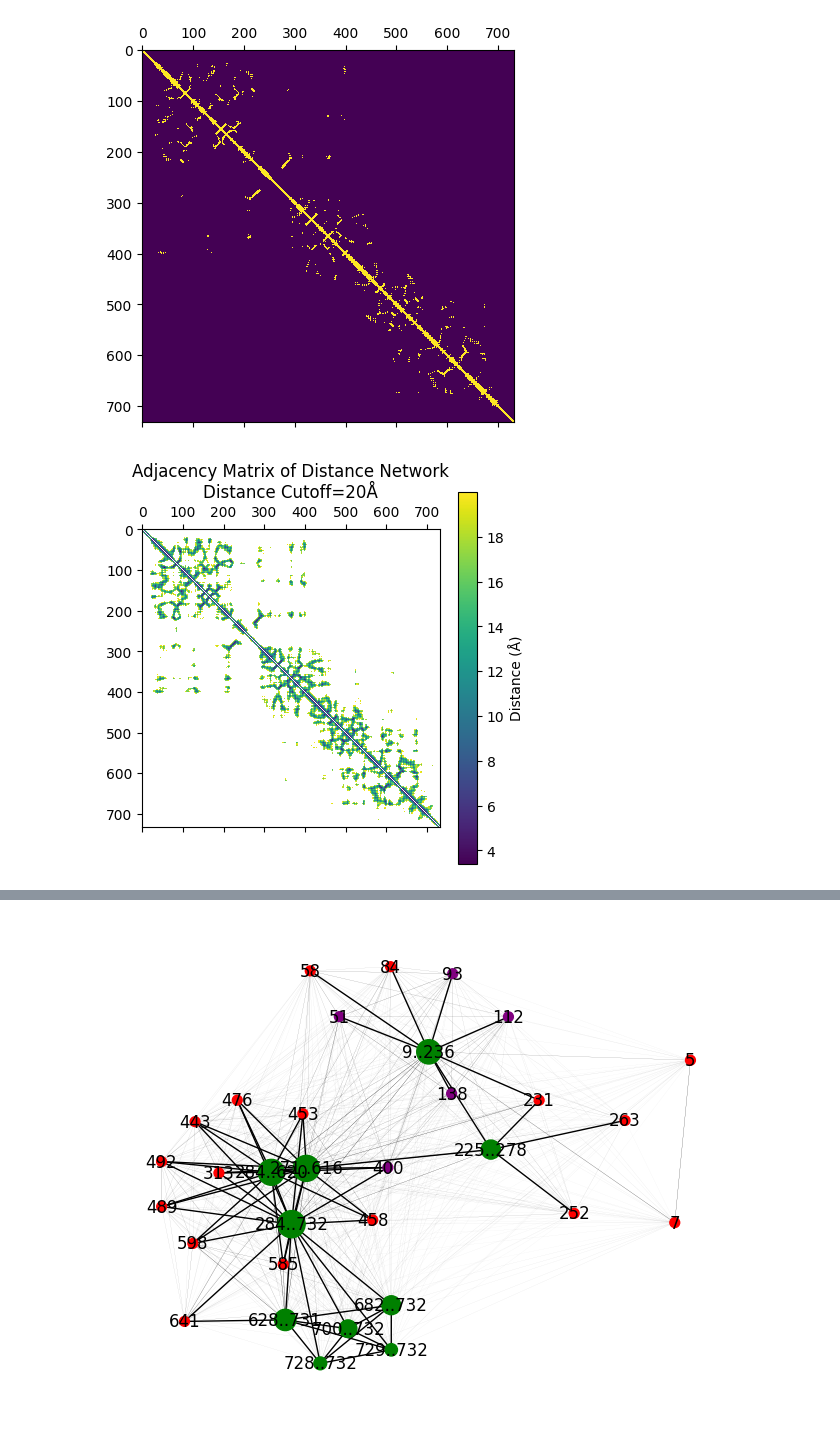
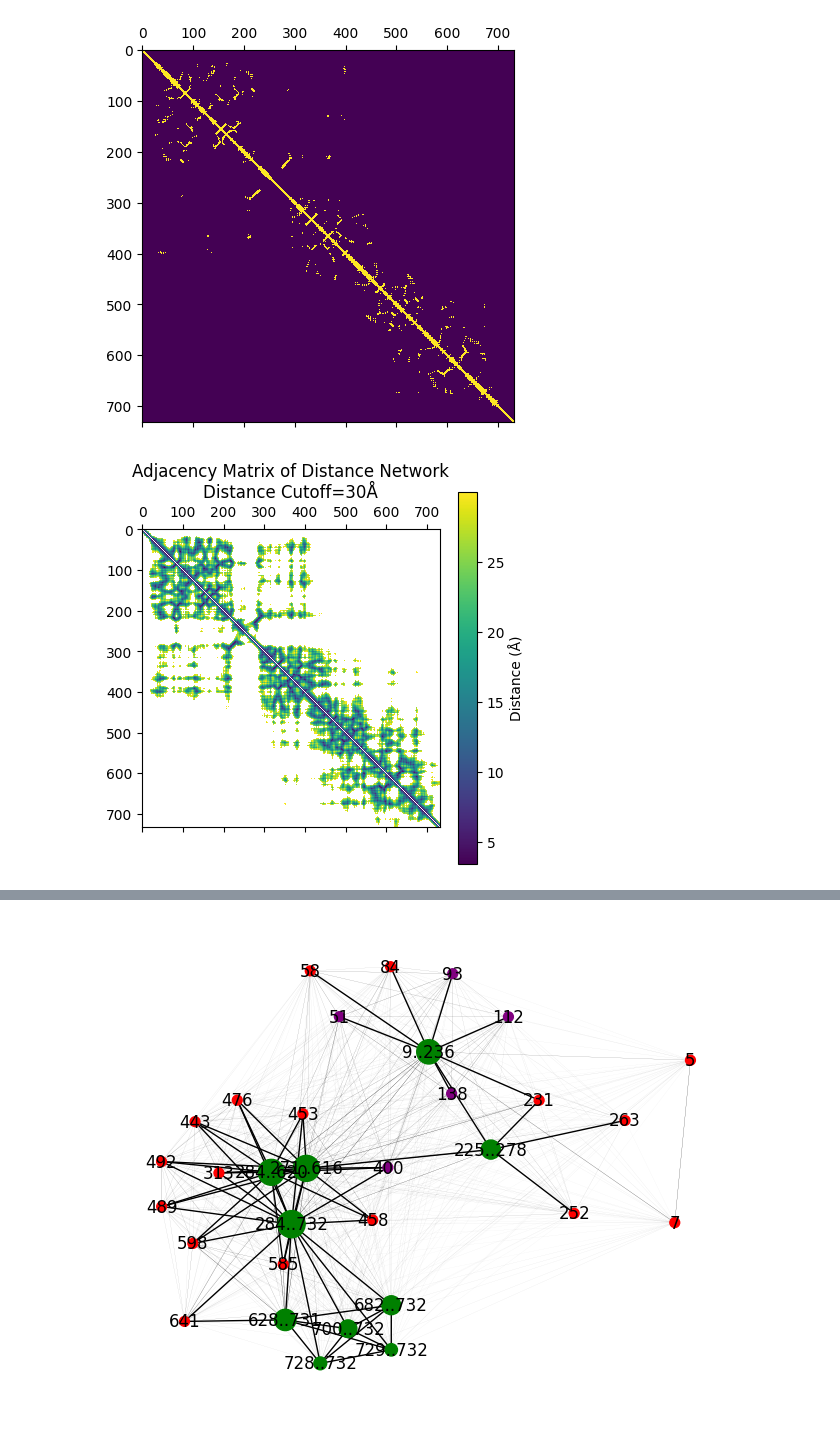
Before and after one commit to PNNL-Predictive-Phenomics/ProCaliper, a Jupyter notebook: examples/network_analysis/network_analysis.ipynb, the cells around one changed output, grey strips where cells are left out. Saved outputs shown, nothing was run; the diff lists cells and outputs as text; code cells hidden in the pictures.

Commit message:
improved demo with more examples and better images

```diff
--- a/examples/network_analysis/network_analysis.ipynb
+++ b/examples/network_analysis/network_analysis.ipynb
@@ -62,0 +100,29 @@ with open("P07900.png", "wb") as f:
+# %%
+with open("P07900_charge.png", "wb") as f:
+    f.write(im.value)  # must display image above before saving
+# %%
+protein.get_titration()
+assert protein.titration_data is not None
+
+
+pka_values = [x - 7 if x is not None else 0 for x in protein.titration_data["pKa"]]
+pka_scheme = pcv.ngl_scheme(pka_values, two_sided=True)  # create a color scheme
+
+view = pcv.protein_to_nglview(protein)  # generate an nglview widget
+
+view.stage.set_parameters(
+    **{
+        "fogFar": 1000,
+    }
+)
+
+view._remove_representation()  # remove the default representation
+
+ColormakerRegistry.add_selection_scheme(
+    "pKa", pka_scheme
+)  # add our color scheme to nglview
+view.add_representation(
+    "ball+stick", color="pKa"
+)  # render the protein using our color scheme
+view.control.spin(np.array([-1, 1, 0]) / np.sqrt(2), np.pi / 2)
+view
@@ -62,0 +131,5 @@ with open("P07900.png", "wb") as f:
+# %%
+im = view.render_image(
+    trim=True
+)  # adjust the rotation, etc. of the view above before rendering
+display(im)
@@ -63 +138,4 @@ with open("P07900.png", "wb") as f:
+# %%
+with open("P07900_pKa.png", "wb") as f:
+    f.write(im.value)  # must display image above before saving
 # %%
@@ -67,15 +147,18 @@ plt.show()
 # %% [output]
 [figure]
 # %%
+max_dist_angstroms = 30
 dm = pn.distance_network(
-    protein, max_dist_angstroms=20
+    protein, max_dist_angstroms=max_dist_angstroms
 )  # max_dist_angstroms=20 is the default
 plt.matshow(nx.to_numpy_array(dm, nonedge=np.nan), interpolation="none")
 plt.colorbar(label="Distance (Å)")
-plt.title("Adjacency Matrix of Distance Network\nDistance Cutoff=20Å")
+plt.title(
+    f"Adjacency Matrix of Distance Network\nDistance Cutoff={max_dist_angstroms}Å"
+)
 plt.show()
 # %% [output]
-[figure, old version]
+[figure, new version]
 # %%
 nx.draw(
     dm,
```
Also changed, not shown: parts of 12 cells of this notebook, 3 other files.
